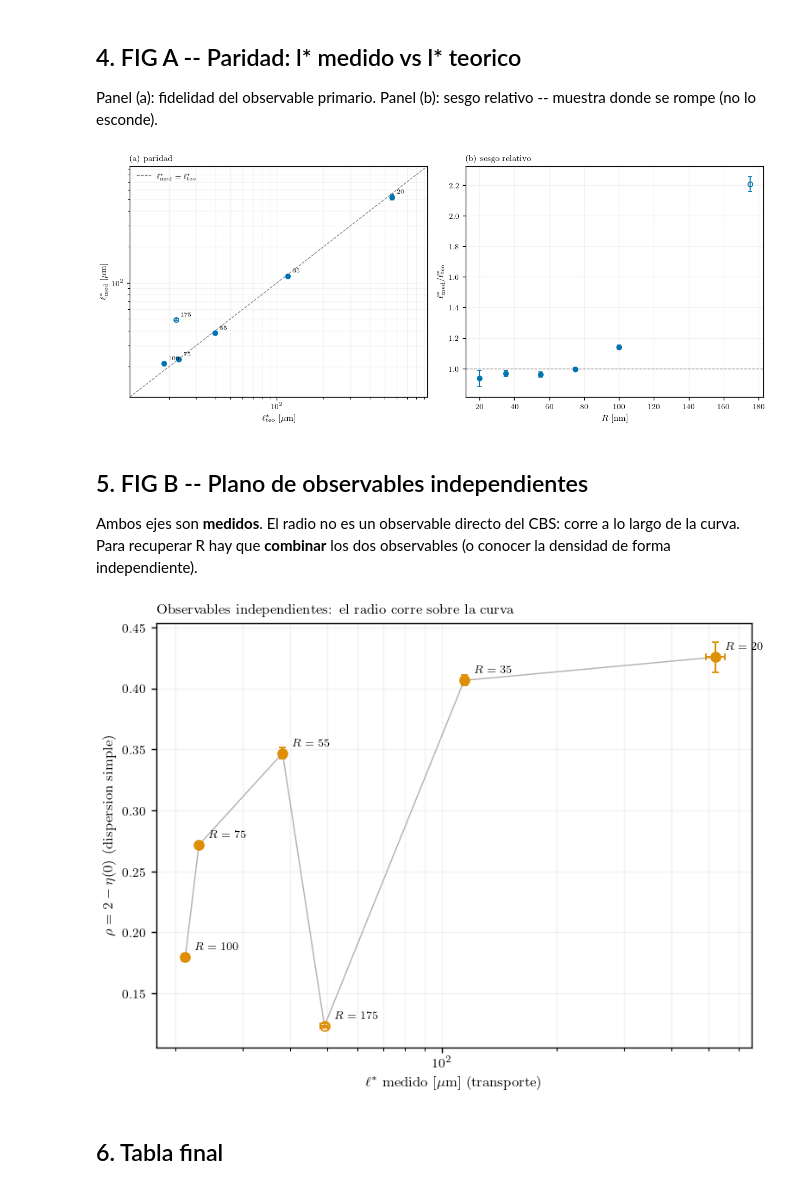
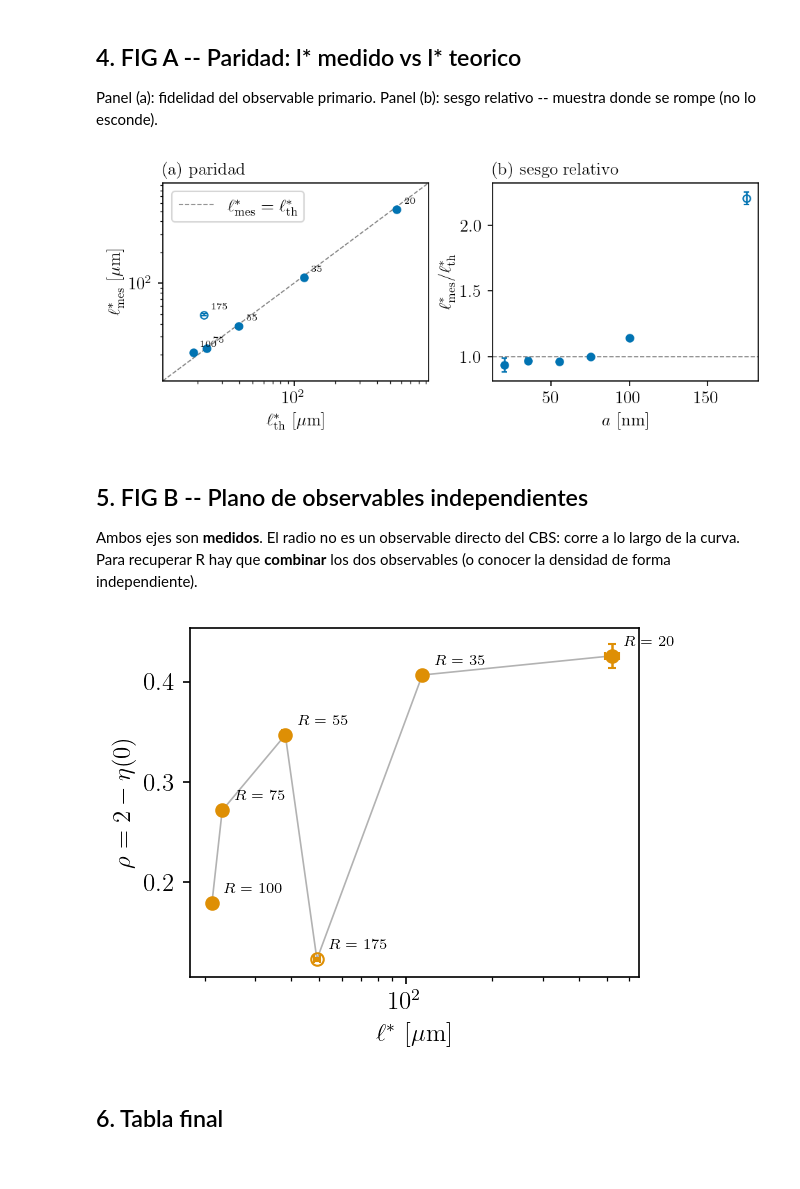
Before and after one commit to niaggar/luminis-mc, a Jupyter notebook: plots/rgd_particles/particles.ipynb, the cells around one changed output. Saved outputs shown, nothing was run; the diff lists cells and outputs as text; code cells hidden in the pictures.

```diff
--- a/plots/rgd_particles/particles.ipynb
+++ b/plots/rgd_particles/particles.ipynb
@@ -142,13 +144,13 @@ def get_profile(grouped_rad, phi_index, channel, time_index=0):
     base = tail_baseline(q, E, q_min=25.0)
     return q, E - base + 1.0
 
-def peak_height(q, E, n=3):
+def peak_height(theta, q, E, n=3):
     """E(0) estimado como mediana de los primeros n bins (robusto al ruido del apice)."""
     return np.median(E[:n])
 
-def fwhm_q(q, E, n=3):
+def fwhm_q(theta, q, E, n=3):
     """Ancho total a mitad de altura en unidades de q, por interpolacion lineal."""
-    E0 = peak_height(q, E, n)
+    E0 = peak_height(theta, q, E, n)
     half = 1.0 + 0.5 * (E0 - 1.0)
     below = np.where(E < half)[0]
     if len(below) == 0:
@@ -179 +162,7 @@ FIGDIR = pathlib.Path("figs_tesis"); FIGDIR.mkdir(exist_ok=True)
+# %%
+for g_ in grouped_data:
+    g_.name = rf"${g_.radius*1000:.0f}$ nm"
+
+import pathlib
+FIGDIR = pathlib.Path("figs_tesis"); FIGDIR.mkdir(exist_ok=True)
 # %%
@@ -308,7 +355,7 @@ print(f"Loaded {len(data_keys)} datasets: {data_keys}")
 grouped_data_circular = []
 for rad in radius_values:
     replicas_keys = [key for key, _ in data_names if f"radius_{rad:.3f}" in key]
-    grouped = Grouped(radius=rad, replicas_keys=replicas_keys, name=rf"R={rad*1000:.0f} $\mu$m")
+    grouped = Grouped(radius=rad, replicas_keys=replicas_keys, name=rf"{rad*1000:.0f} nm")
     grouped_data_circular.append(grouped)
 
 print(grouped_data_circular)
@@ -477,16 +515,20 @@ def invert(sweep, gd, basis=linear, channel="co", phi=0, q_max=6.0):
     """Ajusta el cono replica a replica -> l*_med, rho y sus sigmas."""
     rows = []
     for g_ in gd:
-        lteo = float(sweep[g_.replicas_keys[0]].params_flat["transport_mean_free_path"])
+        lteo = 0
+        if "transport_mean_free_path" in sweep[g_.replicas_keys[0]].params_flat:
+            lteo = sweep[g_.replicas_keys[0]].params_flat["transport_mean_free_path"]
+        else:
+            lteo = sweep[g_.replicas_keys[0]].params_flat.get("lstar_sim", 0.0)
         rr, AA, EE = [], [], []
         for key in g_.replicas_keys:
-            q, E = profile_one(sweep, key, phi, channel, basis)
+            theta, q, E = profile_one(sweep, key, phi, channel, basis=basis)
             try:
                 r, A = fit_cone(q, E, q_max=q_max)
             except Exception as err:
                 print(f"[fit FAIL] {key}: {err}")
                 continue
-            rr.append(r); AA.append(A); EE.append(peak_height(q, E))
+            rr.append(r); AA.append(A); EE.append(peak_height(theta, q, E))
         rr, AA, EE = np.asarray(rr), np.asarray(AA), np.asarray(EE)
         rows.append({
             "R [nm]":    g_.radius * 1e3,
@@ -559,44 +601,43 @@ beta = 0.1591 +/- 0.0129   (dispersion 8.1 %)
 Panel (a): fidelidad del observable primario.
 Panel (b): sesgo relativo -- muestra donde se rompe (no lo esconde).
 # %%
-fig, (a1, a2) = plt.subplots(1, 2, figsize=(TEXTW, 0.42*TEXTW))
+fig, (a1, a2) = plt.subplots(1, 2, figsize=(TEXTWIDTH_IN, 0.42*TEXTWIDTH_IN))
 
 ok = (df["2x|m-1|"] < 1.0).values
 
 for m, fc in ((ok, COL[0]), (~ok, "none")):
     d = df[m]
     if len(d) == 0:
         continue
     a1.errorbar(d["lstar_teo"], d["lstar_med"], d["s_lstar"], fmt="o", ms=5,
                 capsize=2, mfc=fc, mec=COL[0], ecolor=COL[0], ls="none")
     a2.errorbar(d["R [nm]"], d["lstar_med"]/d["lstar_teo"],
                 d["s_lstar"]/d["lstar_teo"], fmt="o", ms=5,
                 capsize=2, mfc=fc, mec=COL[0], ecolor=COL[0], ls="none")
 
 vals = df[["lstar_teo", "lstar_med"]].values
 lim = [0.6*vals.min(), 1.7*vals.max()]
-a1.plot(lim, lim, "--", c="gray", lw=0.8, label=r"$\ell^*_{\rm med}=\ell^*_{\rm teo}$")
+a1.plot(lim, lim, "--", c="gray", lw=0.8, label=r"$\ell^*_{\rm mes}=\ell^*_{\rm th}$")
 a1.set(xscale="log", yscale="log", xlim=lim, ylim=lim,
-       xlabel=r"$\ell^*_{\rm teo}$ [$\mu$m]",
-       ylabel=r"$\ell^*_{\rm med}$ [$\mu$m]")
+       xlabel=r"$\ell^*_{\rm th}$ [$\mu$m]",
+       ylabel=r"$\ell^*_{\rm mes}$ [$\mu$m]")
 a1.set_title("(a) paridad", loc="left")
 a1.legend()
 for _, r in df.iterrows():
     a1.annotate(f"{r['R [nm]']:.0f}", (r["lstar_teo"], r["lstar_med"]),
                 textcoords="offset points", xytext=(5, 4), fontsize=6.5)
 
 a2.axhline(1.0, ls="--", c="gray", lw=0.8)
-a2.set(xlabel=r"$R$ [nm]", ylabel=r"$\ell^*_{\rm med}/\ell^*_{\rm teo}$")
+a2.set(xlabel=r"$a$ [nm]", ylabel=r"$\ell^*_{\rm mes}/\ell^*_{\rm th}$")
 a2.set_title("(b) sesgo relativo", loc="left")
 
 for ax in (a1, a2):
-    ax.grid(alpha=0.15, which="both")
+    ax.grid(False)
 
-fig.tight_layout()
 fig.savefig(FIGDIR / "cbs_paridad_lstar.pdf")
 plt.show()
 # %% [output]
-[figure, old version]
+[figure, new version]
 # %% [markdown]
 ## 5. FIG B -- Plano de observables independientes
 
@@ -604,7 +645,7 @@ Ambos ejes son **medidos**. El radio no es un observable directo del CBS:
 corre a lo largo de la curva. Para recuperar R hay que **combinar** los dos
 observables (o conocer la densidad de forma independiente).
 # %%
-fig, ax = plt.subplots(figsize=(0.62*TEXTW, 0.46*TEXTW))
+fig, ax = plt.subplots(figsize=(0.62*TEXTWIDTH_IN, 0.46*TEXTWIDTH_IN))
 
 d = df.sort_values("lstar_med")
 ax.plot(d["lstar_med"], d["rho"], "-", c="gray", lw=0.8, alpha=0.6, zorder=1)
@@ -619,16 +660,14 @@ for _, r in df.iterrows():
                 textcoords="offset points", xytext=(6, 5), fontsize=7)
 
 ax.set(xscale="log",
-       xlabel=r"$\ell^*$ medido [$\mu$m]  (transporte)",
-       ylabel=r"$\rho = 2 - \eta(0)$  (dispersion simple)")
-ax.set_title("Observables independientes: el radio corre sobre la curva", loc="left")
-ax.grid(alpha=0.15, which="both")
+       xlabel=r"$\ell^*$ [$\mu$m]",
+       ylabel=r"$\rho = 2 - \eta(0)$")
+ax.grid(False)
 
-fig.tight_layout()
 fig.savefig(FIGDIR / "cbs_plano_lstar_rho.pdf")
 plt.show()
 # %% [output]
-[figure, old version]
+[figure, new version]
 # %% [markdown]
 ## 6. Tabla final
 # %%
```
Also changed, not shown: parts of 21 cells of this notebook, 42 other files.
